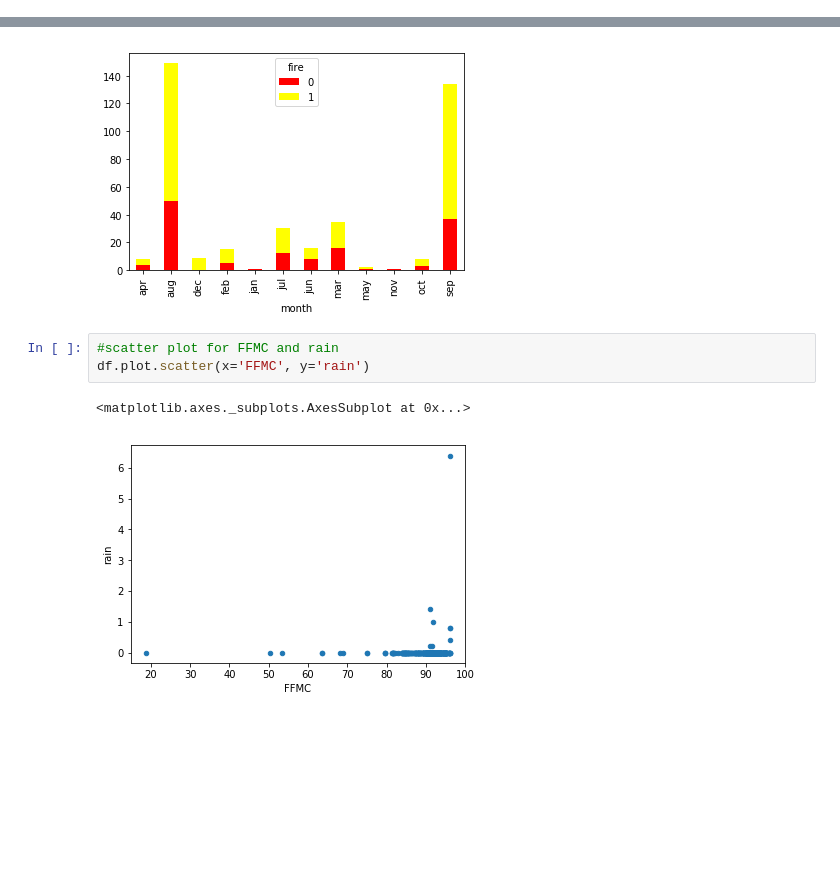
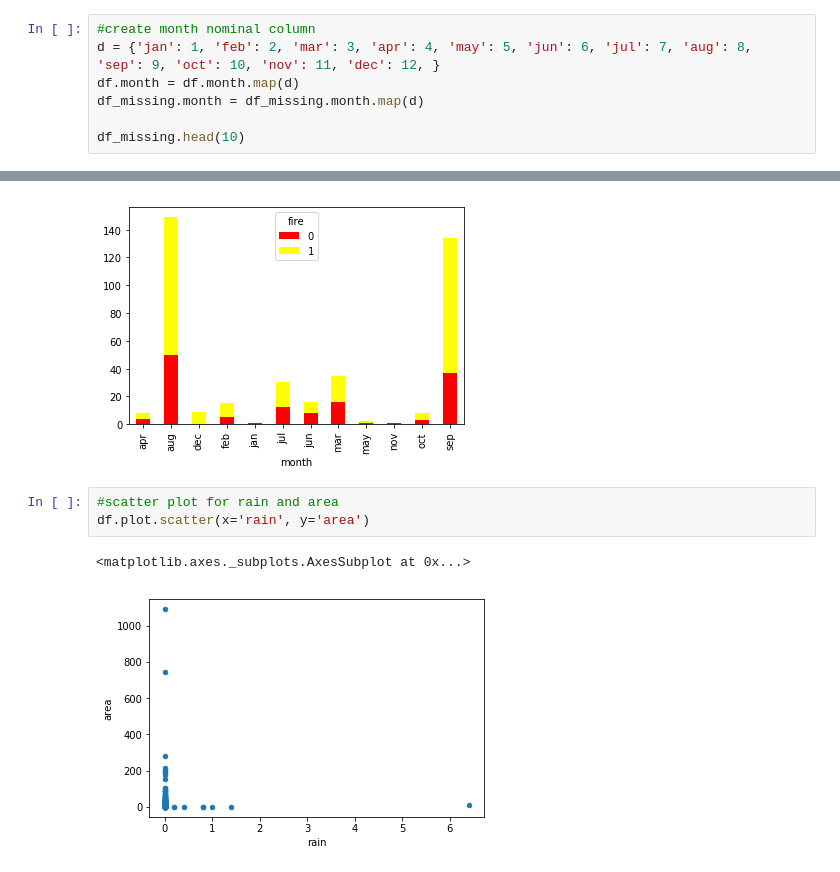
Before and after one commit to gayounglee57/sparkLab, a Jupyter notebook: forest_fires_visualisations.ipynb, the cells around one changed output, grey strips where cells are left out. Cells and saved outputs as stored; diff of their text form; blank space fills up the shorter version.

Commit message:
completed visualisations

```diff
--- a/forest_fires_visualisations.ipynb
+++ b/forest_fires_visualisations.ipynb
@@ -22,0 +16,7 @@ df.head(10)
+# %%
+#create month nominal column
+d = {'jan': 1, 'feb': 2, 'mar': 3, 'apr': 4, 'may': 5, 'jun': 6, 'jul': 7, 'aug': 8, 'sep': 9, 'oct': 10, 'nov': 11, 'dec': 12, }
+df.month = df.month.map(d)
+df_missing.month = df_missing.month.map(d)
+
+df_missing.head(10)
@@ -34,8 +46,8 @@ month_bar.plot(kind='bar', stacked=True, color=['red', 'yellow'], grid=False)
 <matplotlib.axes._subplots.AxesSubplot at 0x...>
 [figure]
 # %%
-#scatter plot for FFMC and rain
-df.plot.scatter(x='FFMC', y='rain')
+#scatter plot for rain and area
+df.plot.scatter(x='rain', y='area')
 # %% [output]
 <matplotlib.axes._subplots.AxesSubplot at 0x...>
-[figure, old version]
+[figure, new version]
```
Also changed, not shown: parts of 6 cells of this notebook.
